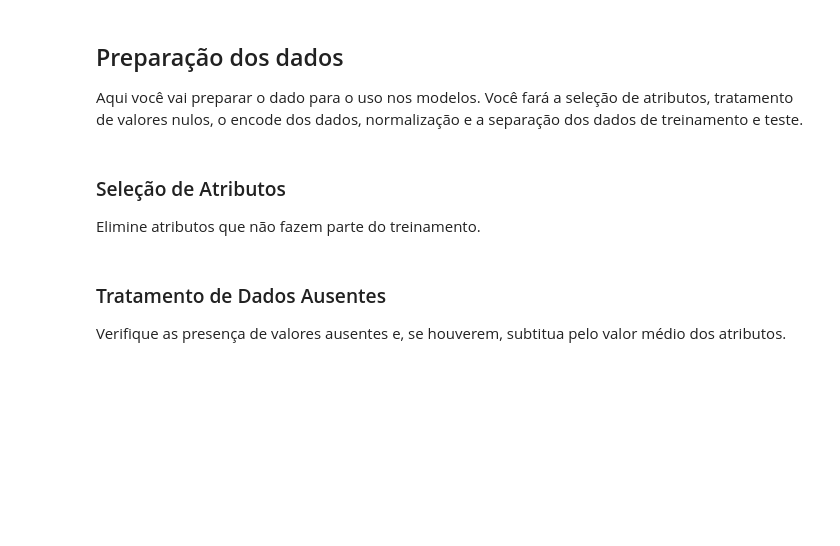
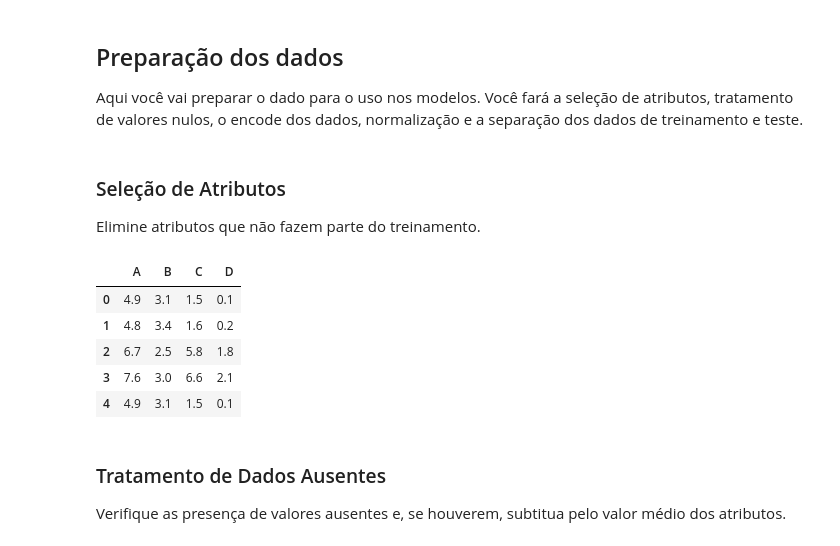
Before and after one commit to RafaelSJ0/Aulas-Mack, a Jupyter notebook: BIG_A3_Classificacao.ipynb, the cells around one changed output. Cells and saved outputs as stored; diff of their text form; code cells hidden in the pictures; blank space fills up the shorter version.

```diff
--- a/BIG_A3_Classificacao.ipynb
+++ b/BIG_A3_Classificacao.ipynb
@@ -56,9 +82,16 @@ Aqui você vai preparar o dado para o uso nos modelos. Você fará a seleção d
 Elimine atributos que não fazem parte do treinamento.
 # %%
 # seu código
-
-df = df.drop(columns= ... )
+colunas_para_remover = ['id', 'Quality', 'Unit']
+df = df.drop(columns=colunas_para_remover)
 df.head()
+# %% [output]
+|  | A | B | C | D |
+| 0 | 4.9 | 3.1 | 1.5 | 0.1 |
+| 1 | 4.8 | 3.4 | 1.6 | 0.2 |
+| 2 | 6.7 | 2.5 | 5.8 | 1.8 |
+| 3 | 7.6 | 3.0 | 6.6 | 2.1 |
+| 4 | 4.9 | 3.1 | 1.5 | 0.1 |
 # %% [markdown]
 ### Tratamento de Dados Ausentes
 
```
Also changed, not shown: parts of 3 cells of this notebook.
